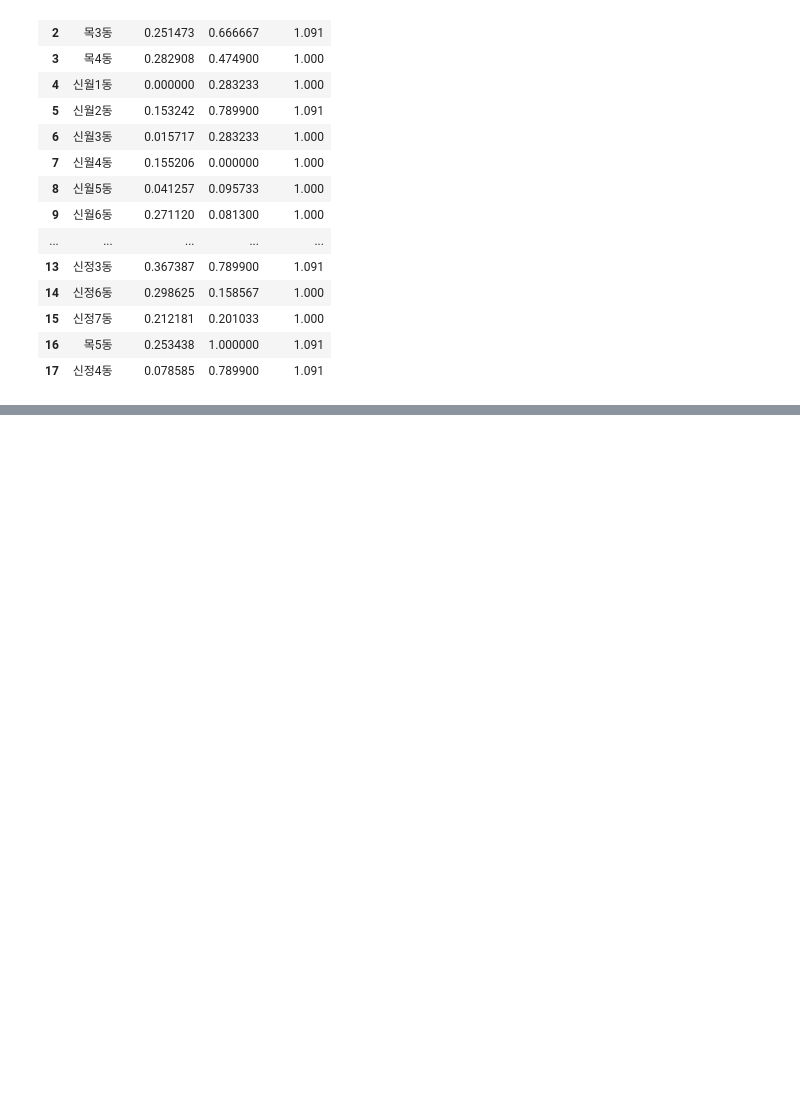
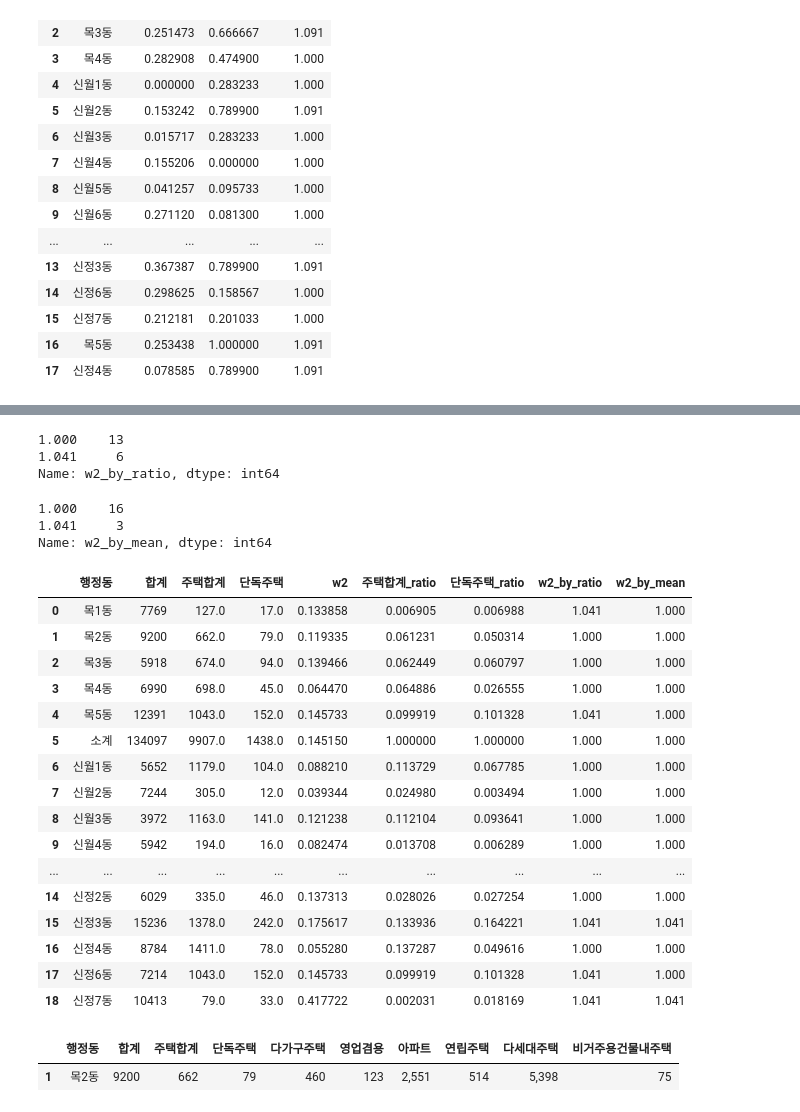
Before and after one commit to AdonisHan/yc_cctv_1214, a Jupyter notebook: data_for_emd_cctv_1214.ipynb, the cells around one changed output, grey strips where cells are left out. Drawn from its saved outputs; the diff is of its cells as text; code cells hidden in the pictures; blank space fills up the shorter version.

```diff
--- a/data_for_emd_cctv_1214.ipynb
+++ b/data_for_emd_cctv_1214.ipynb
@@ -321,0 +511,32 @@ overall_merge_w1 = pd.merge(overall_merge,overall_merge_scaling, on = ['행정
+# %%
+w2_merged['w2_by_ratio'].value_counts()
+# %% [output]
+1.000    13
+1.041     6
+Name: w2_by_ratio, dtype: int64
+# %%
+w2_merged['w2_by_mean'].value_counts()
+# %% [output]
+1.000    16
+1.041     3
+Name: w2_by_mean, dtype: int64
+# %%
+w2_merged
+# %% [output]
+|  | 행정동 | 합계 | 주택합계 | 단독주택 | w2 | 주택합계_ratio | 단독주택_ratio | w2_by_ratio | w2_by_mean |
+| 0 | 목1동 | 7769 | 127.0 | 17.0 | 0.133858 | 0.006905 | 0.006988 | 1.041 | 1.000 |
+| 1 | 목2동 | 9200 | 662.0 | 79.0 | 0.119335 | 0.061231 | 0.050314 | 1.000 | 1.000 |
+| 2 | 목3동 | 5918 | 674.0 | 94.0 | 0.139466 | 0.062449 | 0.060797 | 1.000 | 1.000 |
+| 3 | 목4동 | 6990 | 698.0 | 45.0 | 0.064470 | 0.064886 | 0.026555 | 1.000 | 1.000 |
+| 4 | 목5동 | 12391 | 1043.0 | 152.0 | 0.145733 | 0.099919 | 0.101328 | 1.041 | 1.000 |
+| 5 | 소계 | 134097 | 9907.0 | 1438.0 | 0.145150 | 1.000000 | 1.000000 | 1.000 | 1.000 |
+| 6 | 신월1동 | 5652 | 1179.0 | 104.0 | 0.088210 | 0.113729 | 0.067785 | 1.000 | 1.000 |
+| 7 | 신월2동 | 7244 | 305.0 | 12.0 | 0.039344 | 0.024980 | 0.003494 | 1.000 | 1.000 |
+| 8 | 신월3동 | 3972 | 1163.0 | 141.0 | 0.121238 | 0.112104 | 0.093641 | 1.000 | 1.000 |
+| 9 | 신월4동 | 5942 | 194.0 | 16.0 | 0.082474 | 0.013708 | 0.006289 | 1.000 | 1.000 |
+| ... | ... | ... | ... | ... | ... | ... | ... | ... | ... |
+| 14 | 신정2동 | 6029 | 335.0 | 46.0 | 0.137313 | 0.028026 | 0.027254 | 1.000 | 1.000 |
+| 15 | 신정3동 | 15236 | 1378.0 | 242.0 | 0.175617 | 0.133936 | 0.164221 | 1.041 | 1.041 |
+| 16 | 신정4동 | 8784 | 1411.0 | 78.0 | 0.055280 | 0.137287 | 0.049616 | 1.000 | 1.000 |
+| 17 | 신정6동 | 7214 | 1043.0 | 152.0 | 0.145733 | 0.099919 | 0.101328 | 1.041 | 1.000 |
+| 18 | 신정7동 | 10413 | 79.0 | 33.0 | 0.417722 | 0.002031 | 0.018169 | 1.041 | 1.041 |
@@ -321,0 +545,5 @@ overall_merge_w1 = pd.merge(overall_merge,overall_merge_scaling, on = ['행정
+# %%
+w2_corr[1:2]
+# %% [output]
+|  | 행정동 | 합계 | 주택합계 | 단독주택 | 다가구주택 | 영업겸용 | 아파트 | 연립주택 | 다세대주택 | 비거주용건물내주택 |
+| 1 | 목2동 | 9200 | 662 | 79 | 460 | 123 | 2,551 | 514 | 5,398 | 75 |
```
Also changed, not shown: parts of 73 cells of this notebook.
